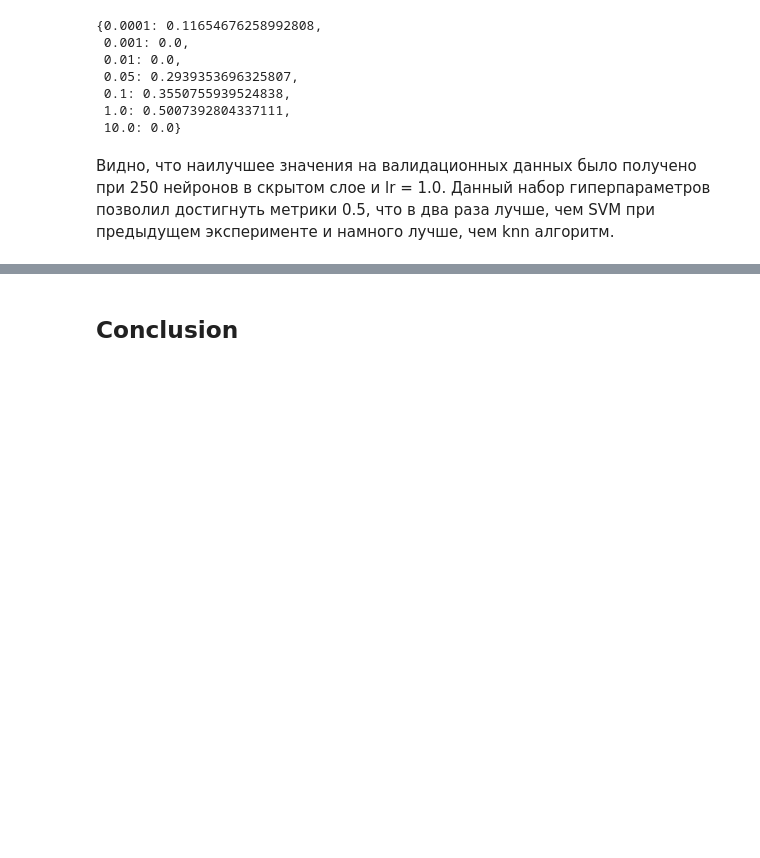
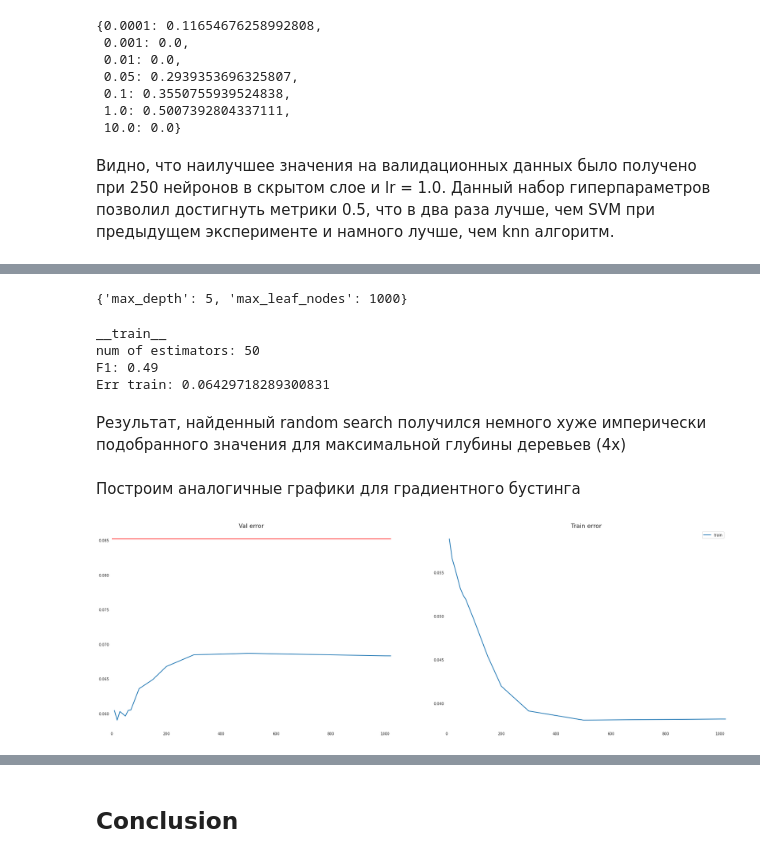
Before and after one commit to kirillProkofiev/ML_homework, a Jupyter notebook: HR_analysis.ipynb, the cells around one changed output, grey strips where cells are left out. Cells and saved outputs as stored; diff of their text form; code cells hidden in the pictures; blank space fills up the shorter version.

```diff
--- a/HR_analysis.ipynb
+++ b/HR_analysis.ipynb
@@ -1063,0 +1147,8 @@ final_val_score
+# %%
+rf_best_model = ExtraTreesClassifier(n_estimators=n_best, criterion='entropy',
+                                    bootstrap=True, random_state=43,
+                                    oob_score=True, max_depth=85, max_leaf_nodes=5900)
+rf_best_model.fit(X_train, y_train)
+f1_test, err_test = validate(rf_best_model, X_val, y_val, estimate='val')
+f1_train, err_train = validate(rf_best_model, X_train, y_train)
+print(f'f1_test: {f1_test} err_test: {err_test}')
@@ -1063,0 +1226,15 @@ final_val_score
+# %%
+n_trees = [10,20,30, 50, 60, 70,100,150,200,300,500,1000, 2000]
+f1_store_val, err_store_val, f1_store_train, err_store_train, oob_store = [],[],[],[],[]
+f1_best = 0
+n_best = 0
+for n_es in n_trees:
+    gbt_model = GradientBoostingClassifier(n_estimators=n_es, learning_rate=0.75, random_state=43, max_depth=4, max_leaf_nodes=1000)
+    gbt_model.fit(X_train, y_train)
+    f1_test, err_test = validate(gbt_model, X_val, y_val, estimate='val')
+    f1_train, err_train = validate(gbt_model, X_train, y_train)
+    f1_store_val.append(f1_test); f1_store_train.append(f1_train)
+    err_store_val.append(err_test); err_store_train.append(err_train)
+    if f1_test > f1_best:
+        f1_best = f1_test
+        n_best = n_es
@@ -1063,0 +1259,43 @@ final_val_score
+# %%
+params = dict(max_depth=[i for i in range(1, 20)], max_leaf_nodes=[i for i in range(500, 6000, 500)])
+gb_best_model = GradientBoostingClassifier(n_estimators=n_best, learning_rate=0.75, random_state=43)
+
+clf = RandomizedSearchCV(gb_best_model, params, random_state=43, scoring='f1')
+search = clf.fit(X_train, y_train)
+search.best_params_
+# %% [output]
+{'max_depth': 5, 'max_leaf_nodes': 1000}
+# %%
+gb_best_model = GradientBoostingClassifier(n_estimators=n_best, learning_rate=0.75, random_state=43, max_depth=5, max_leaf_nodes=1000)
+gb_best_model.fit(X_train, y_train)
+f1, err = validate(gb_best_model, X_val, y_val)
+# %% [output]
+__train__
+num of estimators: 50
+F1: 0.49
+Err train: 0.06429718289300831
+# %% [markdown]
+Результат, найденный random search получился немного хуже имперически подобранного значения для максимальной глубины деревьев (4х)
+# %% [markdown]
+Построим аналогичные графики для градиентного бустинга
+# %%
+dummy_model = np.mean(y_val != 0)
+fig,ax = plt.subplots(1, 2, figsize = (30,10))
+for i in range(2):
+    ax[i].spines["right"].set_visible(False)
+    ax[i].spines["left"].set_visible(False)
+    ax[i].spines["top"].set_visible(False)
+    ax[i].spines["bottom"].set_visible(False)
+    ax[i].set_xlim(0, 1020)
+
+ax[0].plot(n_trees, err_store_val, linewidth=2, label = "val")
+ax[0].set_title("Val error", fontsize=16)
+ax[0].axhline(dummy_model, color='red', label='dummy model')
+
+
+ax[1].plot(n_trees, err_store_train, linewidth=2, label = "train")
+ax[1].set_title("Train error", fontsize=16)
+
+plt.legend(loc='best');
+# %% [output]
+[figure, added]
```
Also changed, not shown: parts of 54 cells of this notebook.
